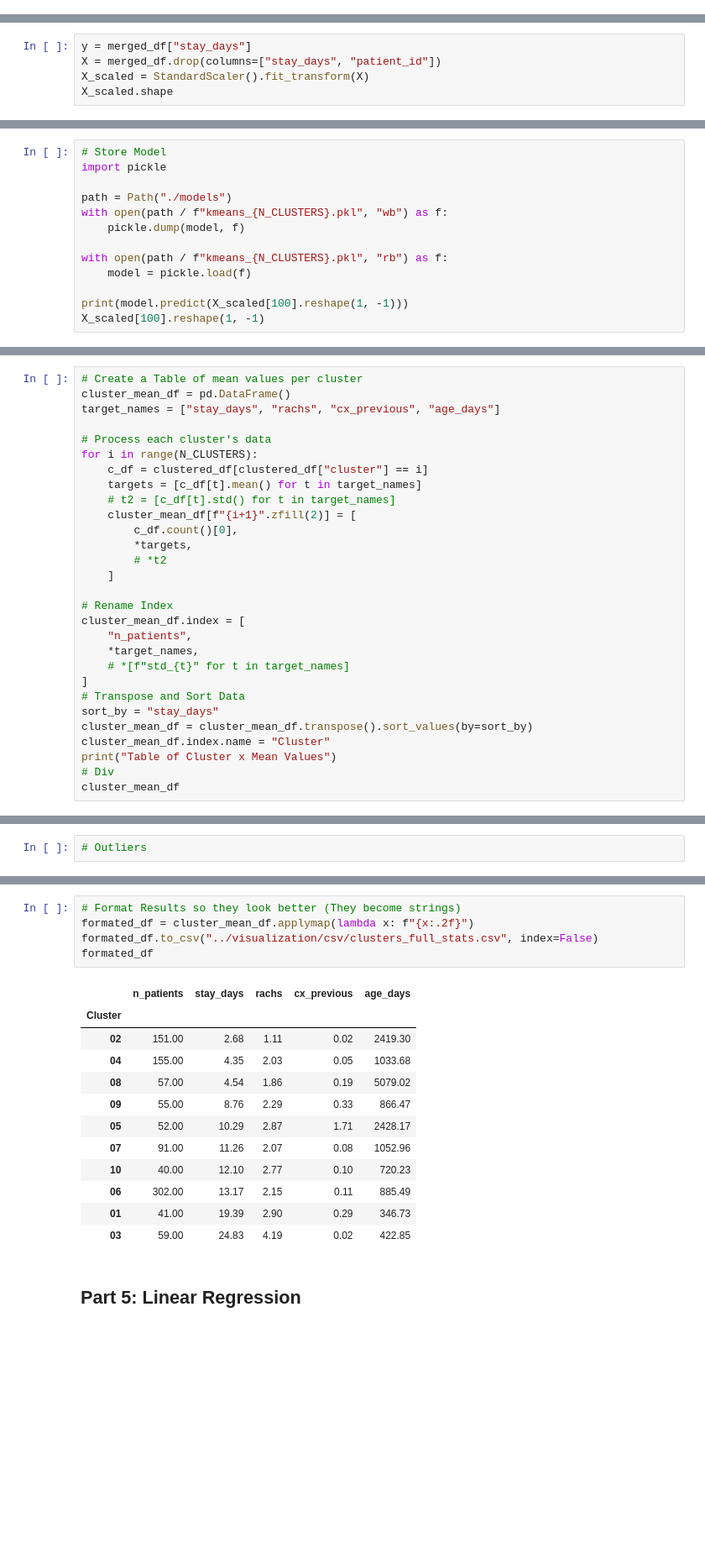
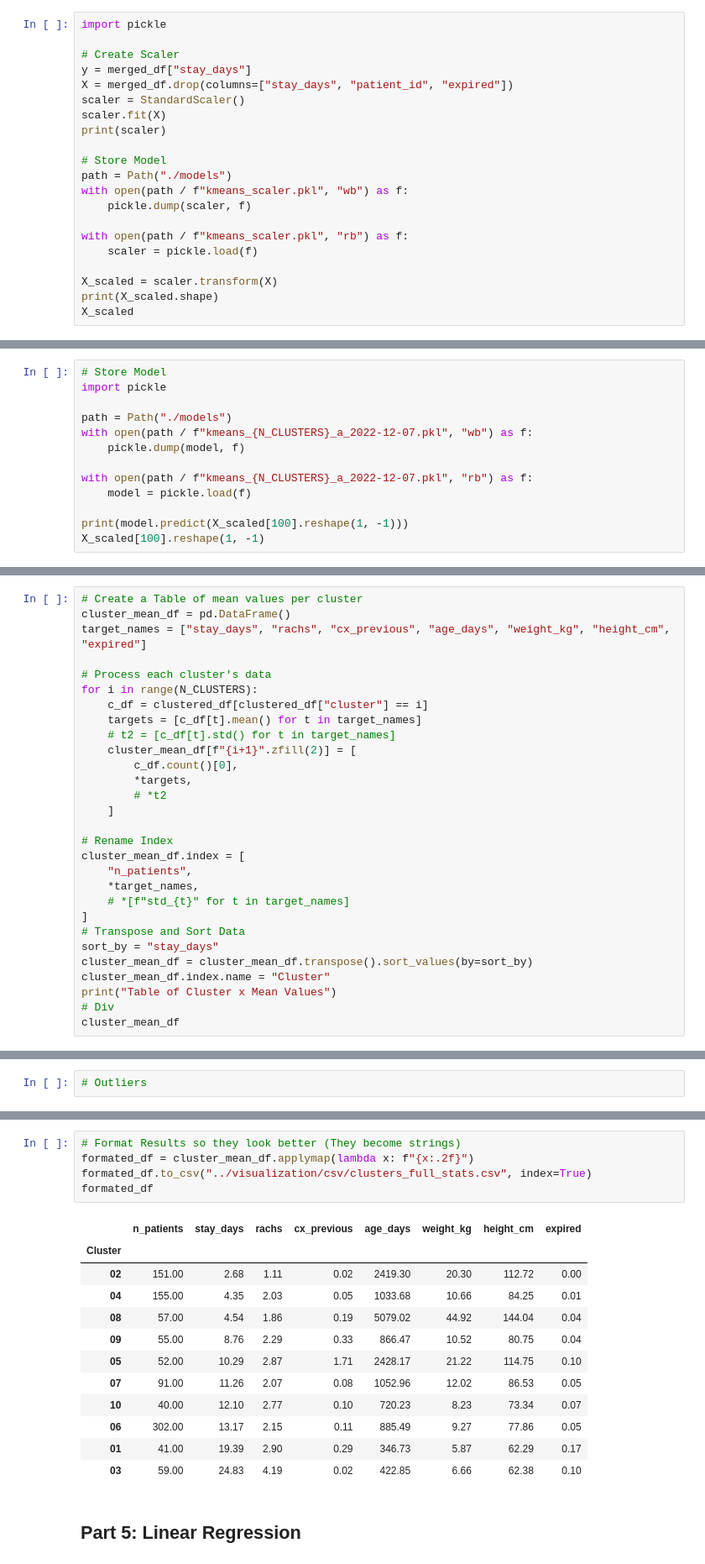
Before and after one commit to DanielaSotoSainz/final_project, a Jupyter notebook: machine_learning/ml_clusters_full.ipynb, the cells around one changed output, grey strips where cells are left out. Shown at 84% size. Saved outputs shown, nothing was run; the diff lists cells and outputs as text; blank space fills up the shorter version.

```diff
--- a/machine_learning/ml_clusters_full.ipynb
+++ b/machine_learning/ml_clusters_full.ipynb
@@ -166,0 +172,21 @@ Index(['patient_id', 'gender', 'age_days', 'weight_kg', 'height_cm',
+# %%
+import pickle
+
+# Create Scaler
+y = merged_df["stay_days"]
+X = merged_df.drop(columns=["stay_days", "patient_id", "expired"])
+scaler = StandardScaler()
+scaler.fit(X)
+print(scaler)
+
+# Store Model
+path = Path("./models")
+with open(path / f"kmeans_scaler.pkl", "wb") as f:
+    pickle.dump(scaler, f)
+
+with open(path / f"kmeans_scaler.pkl", "rb") as f:
+    scaler = pickle.load(f)
+
+X_scaled = scaler.transform(X)
+print(X_scaled.shape)
+X_scaled
@@ -167,7 +209,2 @@ Index(['patient_id', 'gender', 'age_days', 'weight_kg', 'height_cm',
 # %% [markdown]
 ## Part 3: Principal Component Analysis
-# %%
-y = merged_df["stay_days"]
-X = merged_df.drop(columns=["stay_days", "patient_id"])
-X_scaled = StandardScaler().fit_transform(X)
-X_scaled.shape
@@ -228,10 +263,10 @@ dtype: int64
 import pickle
 
 path = Path("./models")
-with open(path / f"kmeans_{N_CLUSTERS}.pkl", "wb") as f:
+with open(path / f"kmeans_{N_CLUSTERS}_a_2022-12-07.pkl", "wb") as f:
     pickle.dump(model, f)
 
-with open(path / f"kmeans_{N_CLUSTERS}.pkl", "rb") as f:
+with open(path / f"kmeans_{N_CLUSTERS}_a_2022-12-07.pkl", "rb") as f:
     model = pickle.load(f)
 
 print(model.predict(X_scaled[100].reshape(1, -1)))
@@ -272,7 +307,7 @@ Text(0, 0.5, 'Average Stay Days')
 # %%
 # Create a Table of mean values per cluster
 cluster_mean_df = pd.DataFrame()
-target_names = ["stay_days", "rachs", "cx_previous", "age_days"]
+target_names = ["stay_days", "rachs", "cx_previous", "age_days", "weight_kg", "height_cm", "expired"]
 
 # Process each cluster's data
 for i in range(N_CLUSTERS):
@@ -326,21 +361,21 @@ Text(0.5, 1.0, 'Clusters Stay Days vs Rachs')
 # %%
 # Format Results so they look better (They become strings)
 formated_df = cluster_mean_df.applymap(lambda x: f"{x:.2f}")
-formated_df.to_csv("../visualization/csv/clusters_full_stats.csv", index=False)
+formated_df.to_csv("../visualization/csv/clusters_full_stats.csv", index=True)
 formated_df
 # %% [output]
-|  | n_patients | stay_days | rachs | cx_previous | age_days |
-| Cluster |  |  |  |  |  |
-| 02 | 151.00 | 2.68 | 1.11 | 0.02 | 2419.30 |
-| 04 | 155.00 | 4.35 | 2.03 | 0.05 | 1033.68 |
-| 08 | 57.00 | 4.54 | 1.86 | 0.19 | 5079.02 |
-| 09 | 55.00 | 8.76 | 2.29 | 0.33 | 866.47 |
-| 05 | 52.00 | 10.29 | 2.87 | 1.71 | 2428.17 |
-| 07 | 91.00 | 11.26 | 2.07 | 0.08 | 1052.96 |
-| 10 | 40.00 | 12.10 | 2.77 | 0.10 | 720.23 |
-| 06 | 302.00 | 13.17 | 2.15 | 0.11 | 885.49 |
-| 01 | 41.00 | 19.39 | 2.90 | 0.29 | 346.73 |
-| 03 | 59.00 | 24.83 | 4.19 | 0.02 | 422.85 |
+|  | n_patients | stay_days | rachs | cx_previous | age_days | weight_kg | height_cm | expired |
+| Cluster |  |  |  |  |  |  |  |  |
+| 02 | 151.00 | 2.68 | 1.11 | 0.02 | 2419.30 | 20.30 | 112.72 | 0.00 |
+| 04 | 155.00 | 4.35 | 2.03 | 0.05 | 1033.68 | 10.66 | 84.25 | 0.01 |
+| 08 | 57.00 | 4.54 | 1.86 | 0.19 | 5079.02 | 44.92 | 144.04 | 0.04 |
+| 09 | 55.00 | 8.76 | 2.29 | 0.33 | 866.47 | 10.52 | 80.75 | 0.04 |
+| 05 | 52.00 | 10.29 | 2.87 | 1.71 | 2428.17 | 21.22 | 114.75 | 0.10 |
+| 07 | 91.00 | 11.26 | 2.07 | 0.08 | 1052.96 | 12.02 | 86.53 | 0.05 |
+| 10 | 40.00 | 12.10 | 2.77 | 0.10 | 720.23 | 8.23 | 73.34 | 0.07 |
+| 06 | 302.00 | 13.17 | 2.15 | 0.11 | 885.49 | 9.27 | 77.86 | 0.05 |
+| 01 | 41.00 | 19.39 | 2.90 | 0.29 | 346.73 | 5.87 | 62.29 | 0.17 |
+| 03 | 59.00 | 24.83 | 4.19 | 0.02 | 422.85 | 6.66 | 62.38 | 0.10 |
 # %% [markdown]
 ## Part 5: Linear Regression
 # %%
```
Also changed, not shown: parts of 11 cells of this notebook, 6 other files.
